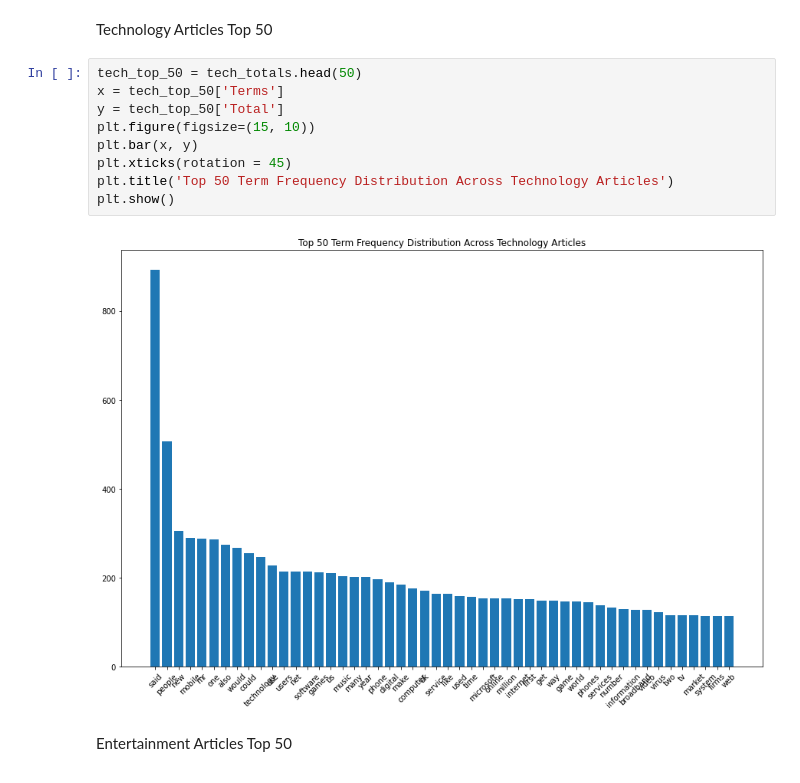
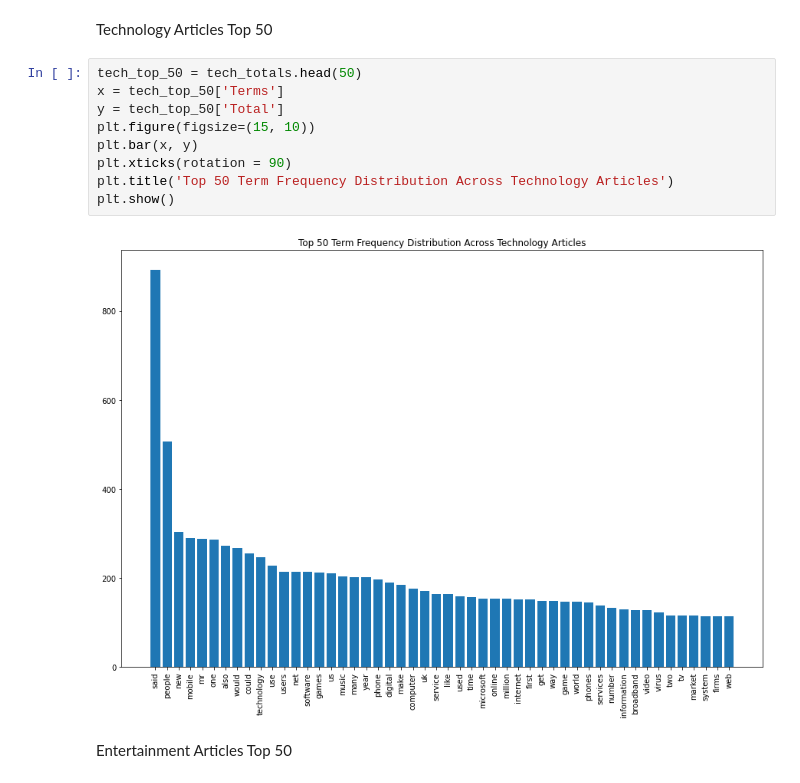
Before and after one commit to waldosingleton/Assignment_3, a Jupyter notebook: A3 Clean Up.ipynb, the cells around one changed output. Drawn from its saved outputs; the diff is of its cells as text.

```diff
--- a/A3 Clean Up.ipynb
+++ b/A3 Clean Up.ipynb
@@ -199,14 +207,14 @@ Technology Articles Top 50
 # %%
 tech_top_50 = tech_totals.head(50)
 x = tech_top_50['Terms']
 y = tech_top_50['Total']
 plt.figure(figsize=(15, 10))
 plt.bar(x, y)
-plt.xticks(rotation = 45)
+plt.xticks(rotation = 90)
 plt.title('Top 50 Term Frequency Distribution Across Technology Articles')
 plt.show()
 # %% [output]
-[figure, old version]
+[figure, new version]
 # %% [markdown]
 Entertainment Articles Top 50
 # %%
```
Also changed, not shown: parts of 10 cells of this notebook.
